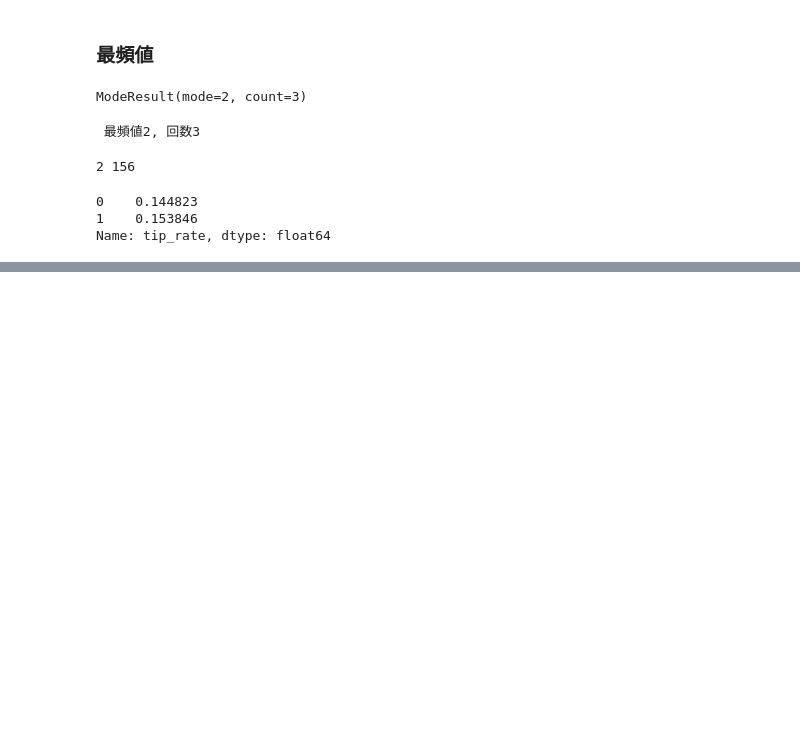
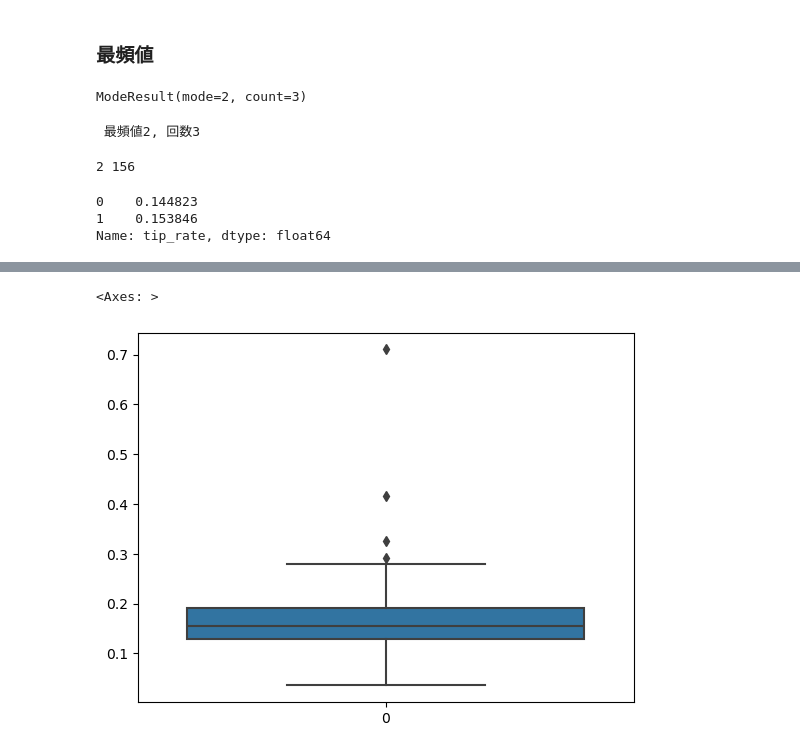
Before and after one commit to yunozon/statistics_test_2, a Jupyter notebook: study/section1.ipynb, the cells around one changed output, grey strips where cells are left out. Drawn from its saved outputs; the diff is of its cells as text; code cells hidden in the pictures; blank space fills up the shorter version.

```diff
--- a/study/section1.ipynb
+++ b/study/section1.ipynb
@@ -163,0 +246,5 @@ Name: tip_rate, dtype: float64
+# %%
+sns.boxplot(df['tip_rate'])
+# %% [output]
+<Axes: >
+[figure, added]
```
Also changed, not shown: parts of 27 cells of this notebook, 2 other files.
